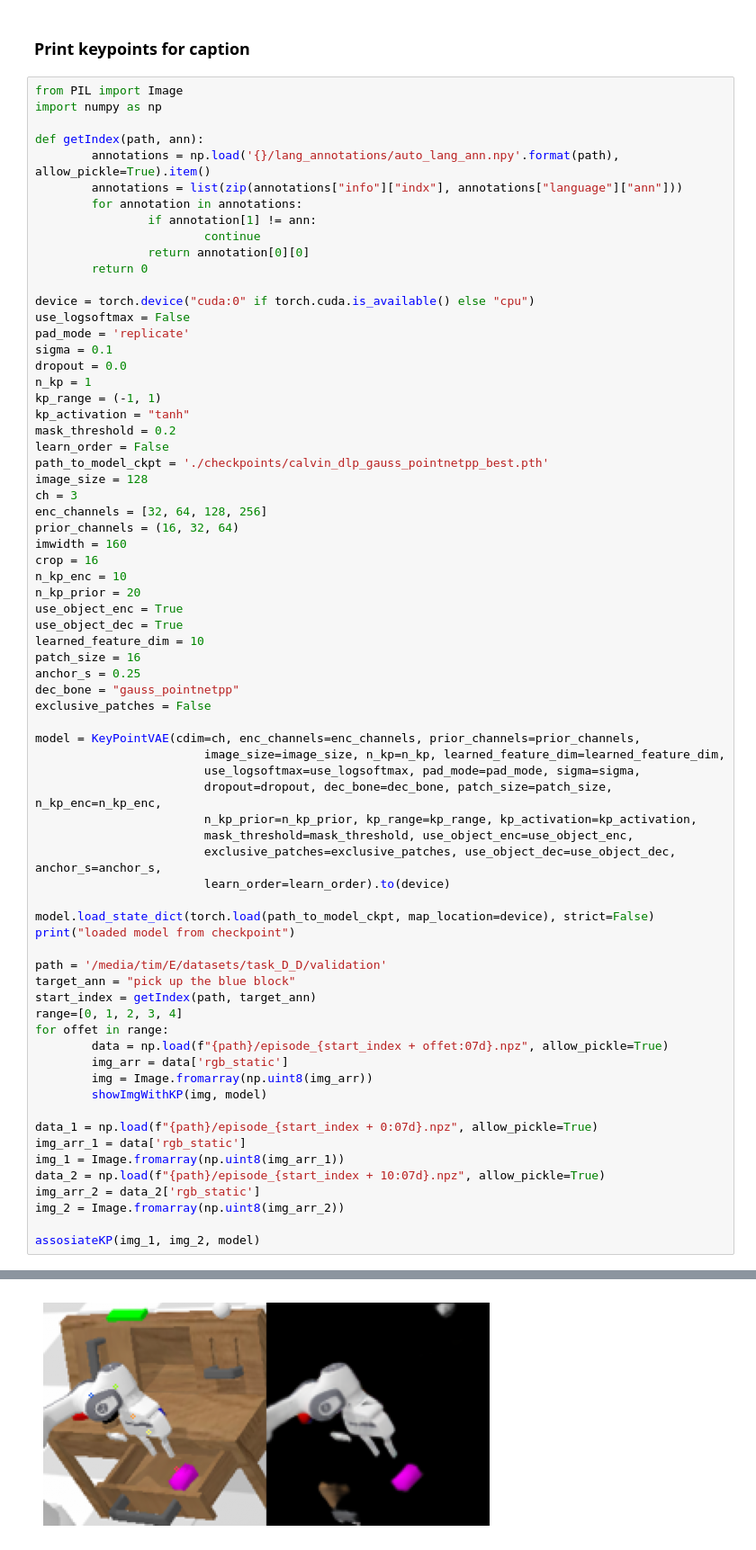
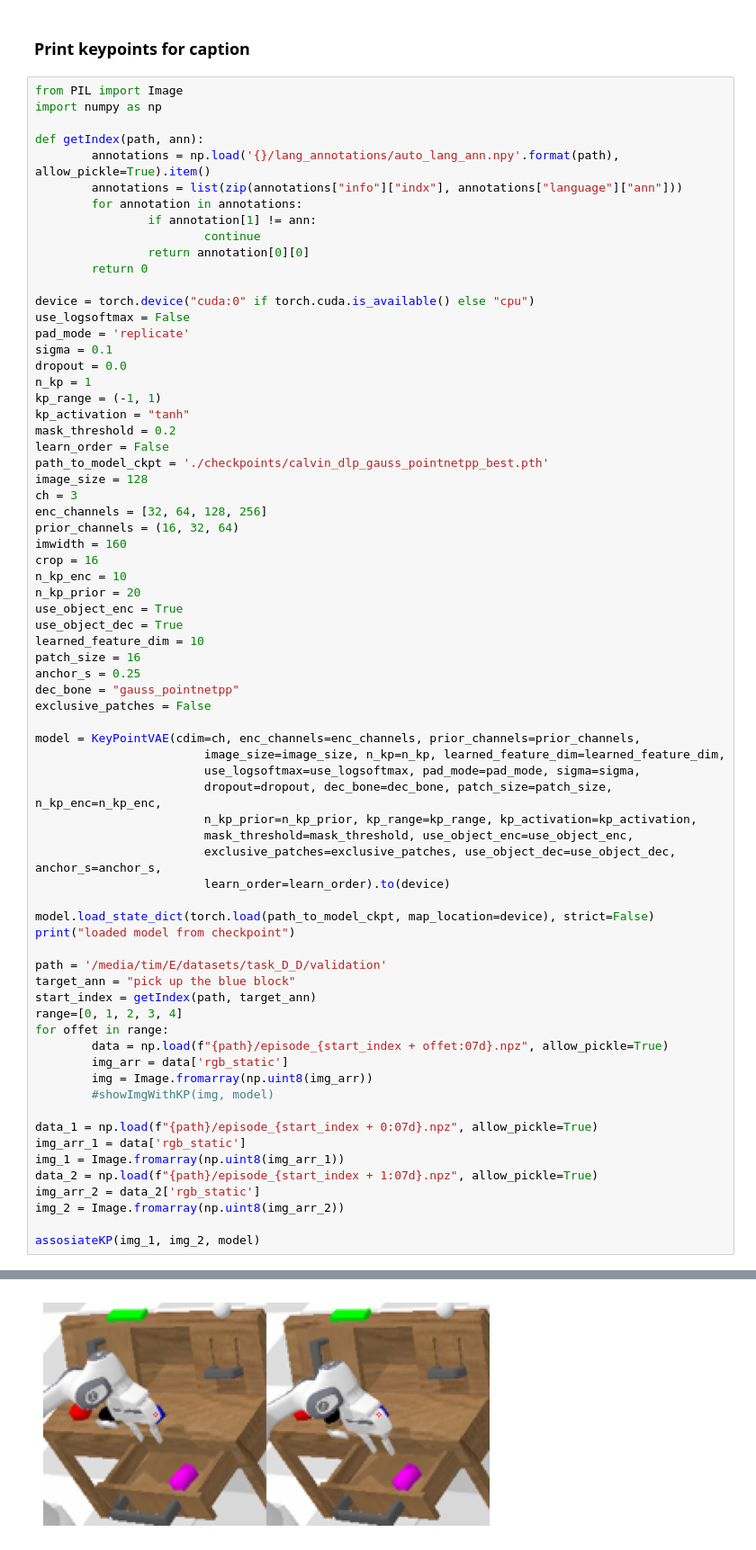
Before and after one commit to tlauffs/calvin-deep-latent-particles-pytorch, a Jupyter notebook: eval_tracking.ipynb, the cells around one changed output, grey strips where cells are left out. Shown at 90% size. Drawn from its saved outputs; the diff is of its cells as text.

Commit message:
matching keypoints between 2 images

```diff
--- a/eval_tracking.ipynb
+++ b/eval_tracking.ipynb
@@ -390,12 +422,12 @@ for offet in range:
         data = np.load(f"{path}/episode_{start_index + offet:07d}.npz", allow_pickle=True)
         img_arr = data['rgb_static']
         img = Image.fromarray(np.uint8(img_arr))
-        showImgWithKP(img, model)
+        #showImgWithKP(img, model)
 
 data_1 = np.load(f"{path}/episode_{start_index + 0:07d}.npz", allow_pickle=True)
 img_arr_1 = data['rgb_static']
 img_1 = Image.fromarray(np.uint8(img_arr_1))
-data_2 = np.load(f"{path}/episode_{start_index + 10:07d}.npz", allow_pickle=True)
+data_2 = np.load(f"{path}/episode_{start_index + 1:07d}.npz", allow_pickle=True)
 img_arr_2 = data_2['rgb_static']
 img_2 = Image.fromarray(np.uint8(img_arr_2))
 
@@ -421 +453 @@ conv shape:  torch.Size([256, 16, 16])
-[figure, old version]
+[figure, new version]
```
Also changed, not shown: parts of 2 cells of this notebook.
